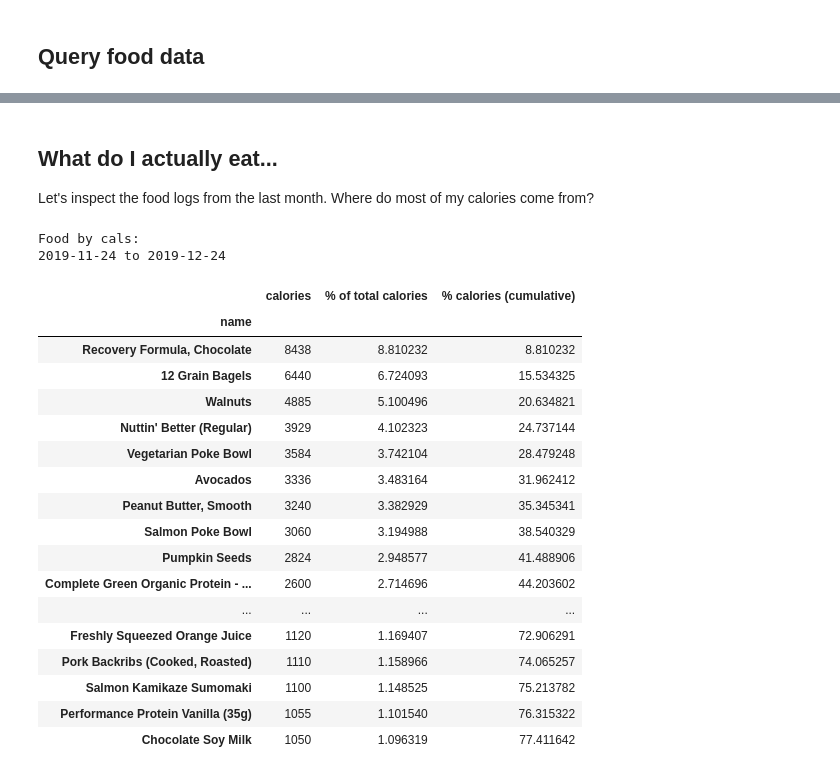
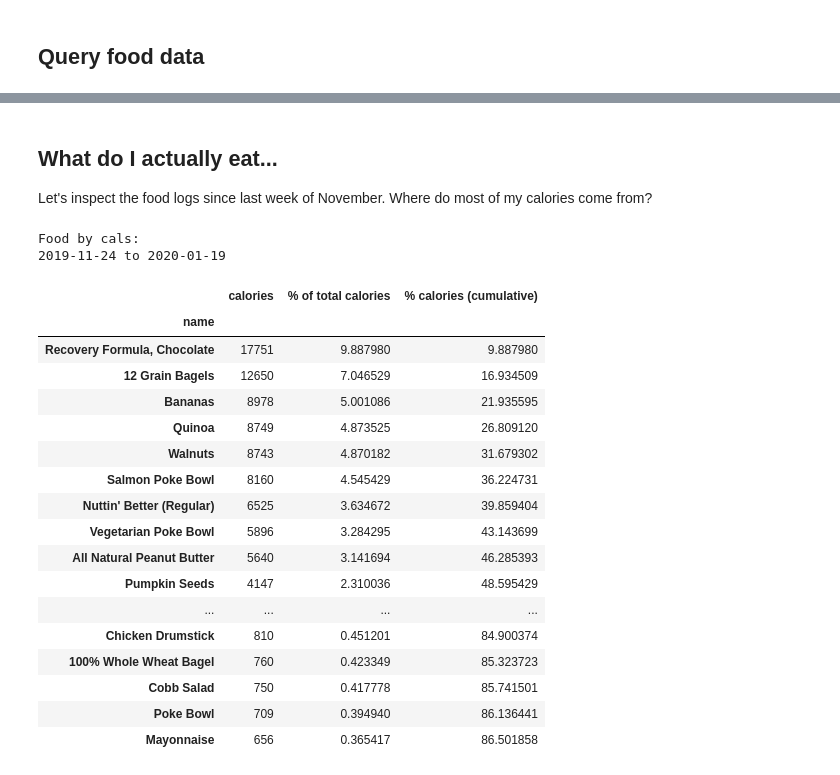
Before and after one commit to hnagib/Fitbit-Analytics, a Jupyter notebook: notebooks/hn-food-data.ipynb, the cells around one changed output, grey strips where cells are left out. Saved outputs shown, nothing was run; the diff lists cells and outputs as text; code cells hidden in the pictures.

```diff
--- a/notebooks/hn-food-data.ipynb
+++ b/notebooks/hn-food-data.ipynb
@@ -62,12 +65,13 @@ auth_client = fitbit.Fitbit(
 # %% [markdown]
 ## Query food data
 # %%
-date_list = pd.date_range('2019-11-24', '2019-12-24')
+date_list = pd.date_range('2019-11-24', '2020-01-19')
 
 food_logs = [auth_client.foods_log(date) for date in date_list]
+cal_out = [(date, auth_client.activities(date)['summary']['caloriesOut']) for date in date_list]
 macros_data = [[food_log['summary'], date] for food_log, date in zip(food_logs, date_list)]
 food_data = []
 
 for food_log in food_logs:
     for item in food_log['foods']:
-        food_data.append([item['logDate'], item['loggedFood']['name'], item['loggedFood']['calories']])
+        food_data.append([item['logDate'], item['loggedFood']['name'], item['loggedFood']['calories'], item['loggedFood']['mealTypeId']])
@@ -74,8 +80,7 @@ for food_log in food_logs:
+# %%
+# Prepare foods dataframes
+df_foods = pd.DataFrame(food_data, columns=['date', 'name', 'calories', 'meal'])
 # %%
-# Prepare foods dataframes
-df_foods = pd.DataFrame(food_data, columns=['date', 'name', 'calories'])
-df_macros = pd.DataFrame([data[0] for data in macros_data])
-df_macros['date'] = [data[1] for data in macros_data]
-df_top_foods = df_foods.groupby('name').sum().sort_values('calories', ascending=False)
-df_top_foods['% of total calories'] = 100*(df_top_foods/df_foods.sum()['calories'])
+df_top_foods = df_foods.groupby('name').sum().sort_values('calories', ascending=False)[['calories']]
+df_top_foods['% of total calories'] = 100*(df_top_foods['calories']/df_foods.sum()['calories'])
 df_top_foods['% calories (cumulative)'] = df_top_foods['% of total calories'].cumsum()
@@ -82,27 +149,27 @@ df_top_foods['% calories (cumulative)'] = df_top_foods['% of total calories'].cu
 # %% [markdown]
 ## What do I actually eat...
-Let's inspect the food logs from the last month. Where do most of my calories come from?
+Let's inspect the food logs since last week of November. Where do most of my calories come from?
 # %%
 print(f"Food by cals:\n{df_foods['date'].min()} to {df_foods['date'].max()}")
-df_top_foods.head(30)
+df_top_foods.head(50)
 # %% [output]
 Food by cals:
-2019-11-24 to 2019-12-24
+2019-11-24 to 2020-01-19
 |  | calories | % of total calories | % calories (cumulative) |
 | name |  |  |  |
-| Recovery Formula, Chocolate | 8438 | 8.810232 | 8.810232 |
-| 12 Grain Bagels | 6440 | 6.724093 | 15.534325 |
-| Walnuts | 4885 | 5.100496 | 20.634821 |
-| Nuttin' Better (Regular) | 3929 | 4.102323 | 24.737144 |
-| Vegetarian Poke Bowl | 3584 | 3.742104 | 28.479248 |
-| Avocados | 3336 | 3.483164 | 31.962412 |
-| Peanut Butter, Smooth | 3240 | 3.382929 | 35.345341 |
-| Salmon Poke Bowl | 3060 | 3.194988 | 38.540329 |
-| Pumpkin Seeds | 2824 | 2.948577 | 41.488906 |
-| Complete Green Organic Protein - ... | 2600 | 2.714696 | 44.203602 |
+| Recovery Formula, Chocolate | 17751 | 9.887980 | 9.887980 |
+| 12 Grain Bagels | 12650 | 7.046529 | 16.934509 |
+| Bananas | 8978 | 5.001086 | 21.935595 |
+| Quinoa | 8749 | 4.873525 | 26.809120 |
+| Walnuts | 8743 | 4.870182 | 31.679302 |
+| Salmon Poke Bowl | 8160 | 4.545429 | 36.224731 |
+| Nuttin' Better (Regular) | 6525 | 3.634672 | 39.859404 |
+| Vegetarian Poke Bowl | 5896 | 3.284295 | 43.143699 |
+| All Natural Peanut Butter | 5640 | 3.141694 | 46.285393 |
+| Pumpkin Seeds | 4147 | 2.310036 | 48.595429 |
 | ... | ... | ... | ... |
-| Freshly Squeezed Orange Juice | 1120 | 1.169407 | 72.906291 |
-| Pork Backribs (Cooked, Roasted) | 1110 | 1.158966 | 74.065257 |
-| Salmon Kamikaze Sumomaki | 1100 | 1.148525 | 75.213782 |
-| Performance Protein Vanilla (35g) | 1055 | 1.101540 | 76.315322 |
-| Chocolate Soy Milk | 1050 | 1.096319 | 77.411642 |
+| Chicken Drumstick | 810 | 0.451201 | 84.900374 |
+| 100% Whole Wheat Bagel | 760 | 0.423349 | 85.323723 |
+| Cobb Salad | 750 | 0.417778 | 85.741501 |
+| Poke Bowl | 709 | 0.394940 | 86.136441 |
+| Mayonnaise | 656 | 0.365417 | 86.501858 |
```
Also changed, not shown: parts of 12 cells of this notebook, 1 other file.
